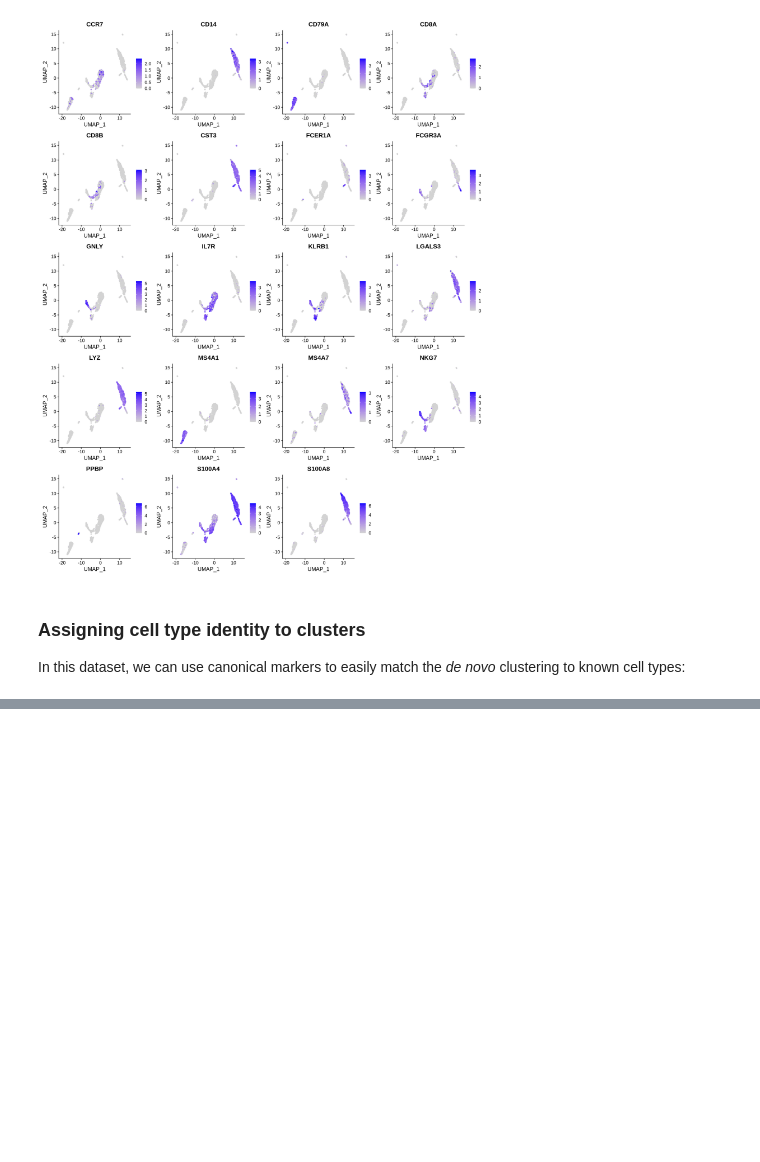
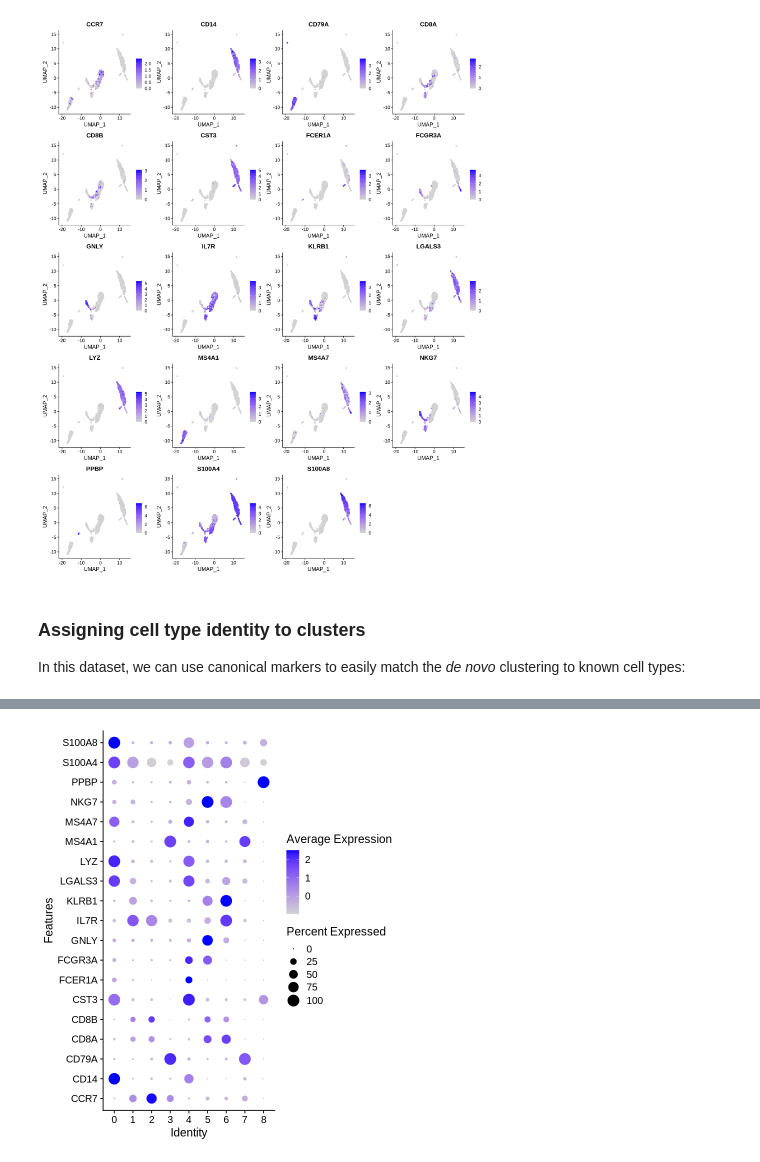
Before and after one commit to nghianc1/sample-database, a Jupyter notebook: docs/tutorials/kb_building_atlas/R/kb_analysis_0_R.ipynb, the cells around one changed output, grey strips where cells are left out. Cells and saved outputs as stored; diff of their text form; code cells hidden in the pictures; blank space fills up the shorter version.

```diff
--- a/docs/tutorials/kb_building_atlas/R/kb_analysis_0_R.ipynb
+++ b/docs/tutorials/kb_building_atlas/R/kb_analysis_0_R.ipynb
@@ -151,6 +158,38 @@ read_count_output <- function(dir, name) {
 }
 # %%
 res_mat <- read_count_output("./output/counts_unfiltered", name = "cells_x_genes")
+# %%
+library(Seurat)
+library(harmony)
+
+# Get a list of all matrix files to identify samples
+files <- list.files("HCC_data", pattern = "_matrix.mtx.gz")
+sample_names <- gsub("_matrix.mtx.gz", "", files)
+
+# Function to load a single sample from GEO format
+load_geo_sample <- function(path, prefix) {
+  mtx <- paste0(path, "/", prefix, "_matrix.mtx.gz")
+  cells <- paste0(path, "/", prefix, "_barcodes.tsv.gz")
+  features <- paste0(path, "/", prefix, "_features.tsv.gz")
+
+  # In some GEO deposits, features might be named 'genes.tsv.gz'
+  if (!file.exists(features)) {
+    features <- paste0(path, "/", prefix, "_genes.tsv.gz")
+  }
+
+  counts <- ReadMtx(mtx = mtx, cells = cells, features = features)
+  obj <- CreateSeuratObject(counts = counts, project = prefix)
+  return(obj)
+}
+
+# Load all samples into a list
+object_list <- lapply(sample_names, function(s) load_geo_sample("HCC_data", s))
+
+# Merge all objects
+pbmc <- merge(object_list[[1]], y = object_list[-1], add.cell.ids = sample_names)
+
+# Clean up list to save memory
+rm(object_list)
 # %%
 dim(res_mat)
 # %% [output]
@@ -464,6 +503,14 @@ Negative:  IL32, CD247, GZMM, CD7, CTSW, CD3D, GZMA, NKG7, S100A4, TRAC
 Negative:  GNLY, FGFBP2, KLRF1, PRF1, NKG7, CCL4, CST7, KLRD1, MS4A1, IGHD
            LINC00926, ADGRG1, CD79B, CD79A, TRDC, CD22, GZMA, TBX21, SPON2, TNFRSF13C
            MATK, FCER2, IL2RB, PAX5, MYOM2, HOPX, S1PR5, TTC38, SH2D1B, BANK1
+# %%
+# Run Harmony after PCA to integrate samples
+pbmc <- RunHarmony(pbmc, group.by.vars = "orig.ident")
+
+# Update downstream steps to use harmony reduction instead of pca
+pbmc <- RunUMAP(pbmc, reduction = "harmony", dims = 1:20)
+pbmc <- FindNeighbors(pbmc, reduction = "harmony", dims = 1:20)
+pbmc <- FindClusters(pbmc, resolution = 0.5)
 # %% [markdown]
 Seurat provides several useful ways of visualizing both cells and features that define the PCA, including VizDimReduction, DimPlot, and DimHeatmap
 # %%
@@ -700,0 +760,6 @@ In this dataset, we can use canonical markers to easily match the *de novo* clus
+# %%
+options(repr.plot.width=6, repr.plot.height=7)
+DotPlot(pbmc, assay = "RNA", features = marker_genes, scale.by = "size") +
+  coord_flip()
+# %% [output]
+[figure, added]
```
Also changed, not shown: parts of 16 cells of this notebook.
